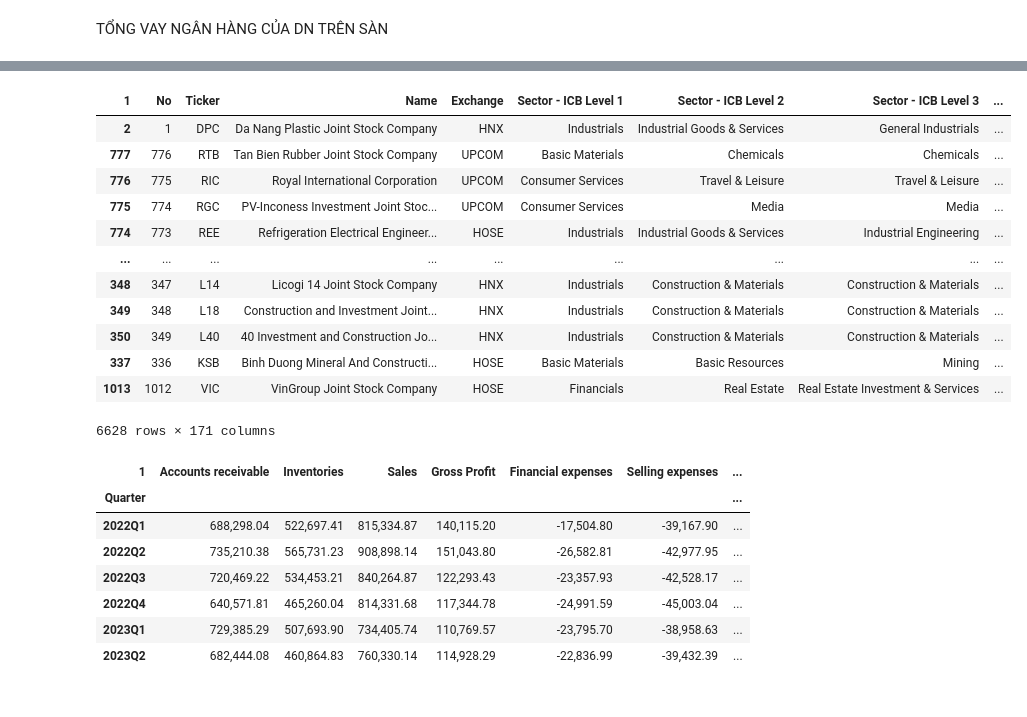
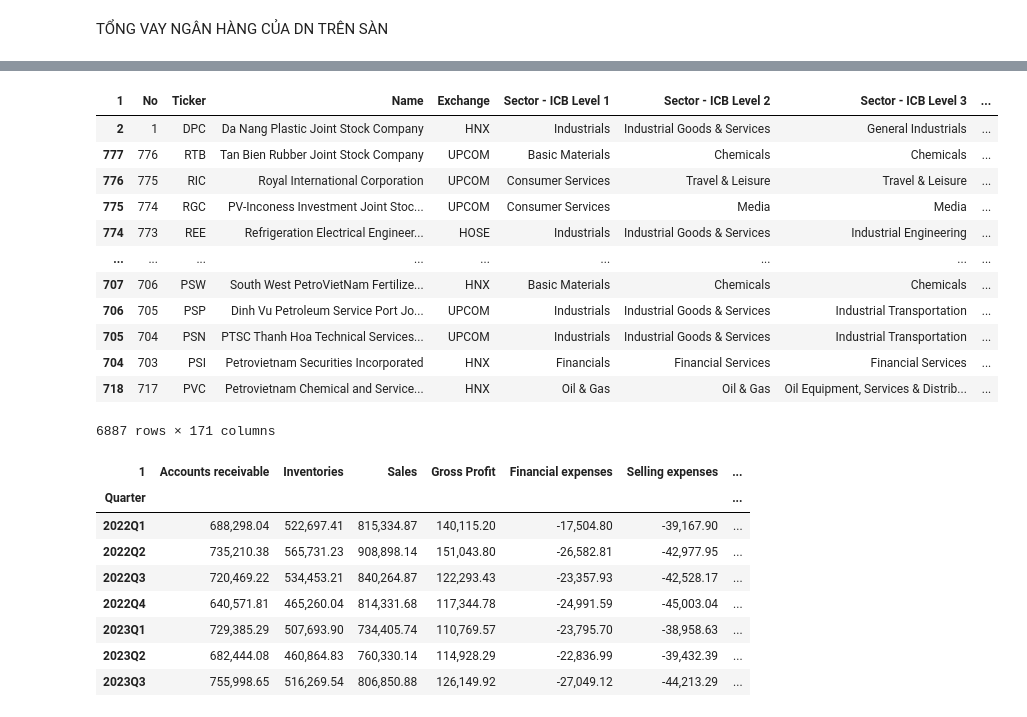
Before and after one commit to mrtotet/Statement_analyst_all_3, a Jupyter notebook: notebooks/process_raw_data.ipynb, the cells around one changed output, grey strips where cells are left out. Cells and saved outputs as stored; diff of their text form; code cells hidden in the pictures.

```diff
--- a/notebooks/process_raw_data.ipynb
+++ b/notebooks/process_raw_data.ipynb
@@ -208,21 +268,22 @@ Detail_quater_sector.sort_values('Short-term borrowings',ascending = False)
 # %%
 sector_exclude = ['Real Estate Holding & Development','Airlines','Banks']
-Choice_Sector_quarter = report_concat[~report_concat.isin(sector_exclude)]
+
+Choice_Sector_quarter = report_concat[~report_concat['Sector - ICB Level 4'].isin(sector_exclude)]
 Choice_Sector_quarter
 # %% [output]
 | 1 | No | Ticker | Name | Exchange | Sector - ICB Level 1 | Sector - ICB Level 2 | Sector - ICB Level 3 | ... |
 | 2 | 1 | DPC | Da Nang Plastic Joint Stock Company | HNX | Industrials | Industrial Goods & Services | General Industrials | ... |
 | 777 | 776 | RTB | Tan Bien Rubber Joint Stock Company | UPCOM | Basic Materials | Chemicals | Chemicals | ... |
 | 776 | 775 | RIC | Royal International Corporation | UPCOM | Consumer Services | Travel & Leisure | Travel & Leisure | ... |
 | 775 | 774 | RGC | PV-Inconess Investment Joint Stoc... | UPCOM | Consumer Services | Media | Media | ... |
 | 774 | 773 | REE | Refrigeration Electrical Engineer... | HOSE | Industrials | Industrial Goods & Services | Industrial Engineering | ... |
 | ... | ... | ... | ... | ... | ... | ... | ... | ... |
-| 348 | 347 | L14 | Licogi 14 Joint Stock Company | HNX | Industrials | Construction & Materials | Construction & Materials | ... |
-| 349 | 348 | L18 | Construction and Investment Joint... | HNX | Industrials | Construction & Materials | Construction & Materials | ... |
-| 350 | 349 | L40 | 40 Investment and Construction Jo... | HNX | Industrials | Construction & Materials | Construction & Materials | ... |
-| 337 | 336 | KSB | Binh Duong Mineral And Constructi... | HOSE | Basic Materials | Basic Resources | Mining | ... |
-| 1013 | 1012 | VIC | VinGroup Joint Stock Company | HOSE | Financials | Real Estate | Real Estate Investment & Services | ... |
+| 707 | 706 | PSW | South West PetroVietNam Fertilize... | HNX | Basic Materials | Chemicals | Chemicals | ... |
+| 706 | 705 | PSP | Dinh Vu Petroleum Service Port Jo... | UPCOM | Industrials | Industrial Goods & Services | Industrial Transportation | ... |
+| 705 | 704 | PSN | PTSC Thanh Hoa Technical Services... | UPCOM | Industrials | Industrial Goods & Services | Industrial Transportation | ... |
+| 704 | 703 | PSI | Petrovietnam Securities Incorporated | HNX | Financials | Financial Services | Financial Services | ... |
+| 718 | 717 | PVC | Petrovietnam Chemical and Service... | HNX | Oil & Gas | Oil & Gas | Oil Equipment, Services & Distrib... | ... |
-6628 rows × 171 columns
+6887 rows × 171 columns
 # %%
 a = Choice_Sector_quarter.groupby(['Sector - ICB Level 4','Quarter'])[['Accounts receivable','Inventories','Sales','Gross Profit','Financial expenses','Selling expenses','General and admin expenses','Operating profit/(loss)','Net other income/(expenses)','Net accounting profit/(loss) before tax','Business income tax expenses','Net profit/(loss) after tax','Net cash inflows(outflows) from operating activities','Net cash inflows/(outflows) from financing activities','Net cash inflows/(outflows) from investing activities']].sum()
 
@@ -238,6 +299,7 @@ b
 | 2022Q4 | 640,571.81 | 465,260.04 | 814,331.68 | 117,344.78 | -24,991.59 | -45,003.04 | ... |
 | 2023Q1 | 729,385.29 | 507,693.90 | 734,405.74 | 110,769.57 | -23,795.70 | -38,958.63 | ... |
 | 2023Q2 | 682,444.08 | 460,864.83 | 760,330.14 | 114,928.29 | -22,836.99 | -39,432.39 | ... |
+| 2023Q3 | 755,998.65 | 516,269.54 | 806,850.88 | 126,149.92 | -27,049.12 | -44,213.29 | ... |
 # %%
 #summarize_dataset = report_concat.iloc[:5,:51]
 #print(summarize_dataset.loc[:, 'CURRENT ASSETS'].median())
```
Also changed, not shown: parts of 9 cells of this notebook, 1 other file.
